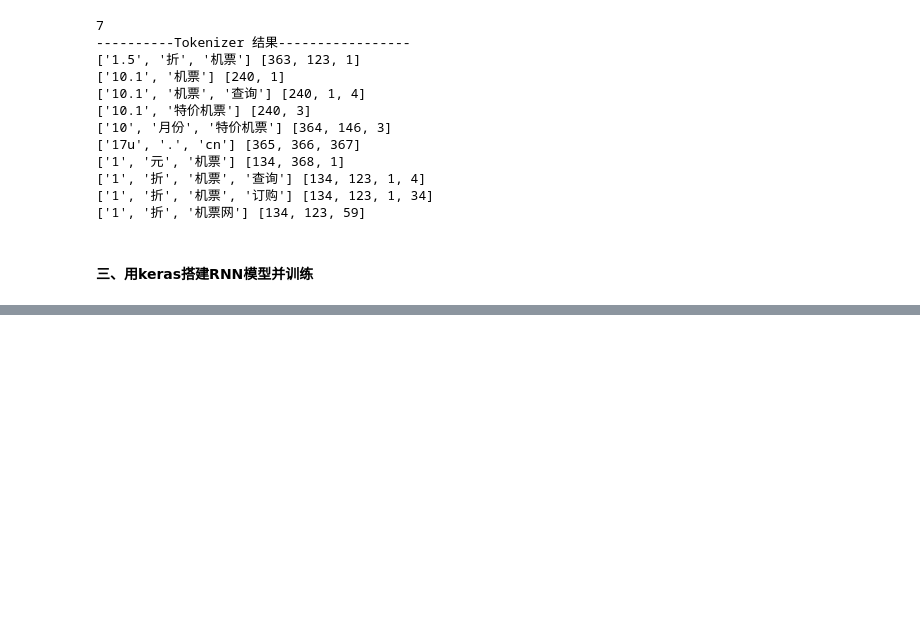
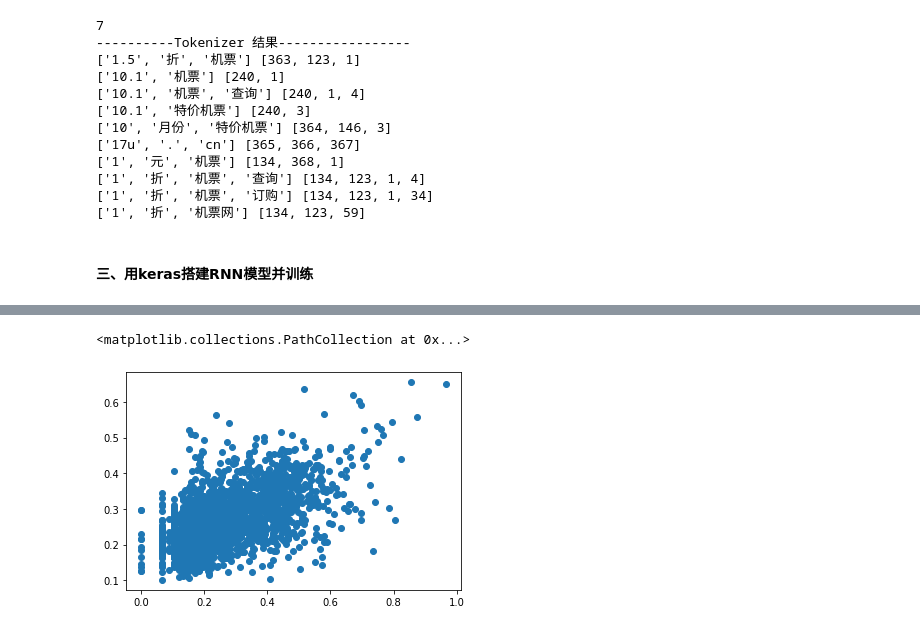
Before and after one commit to XingruiWang/RUC-Deep-Learning-Course, a Jupyter notebook: Homework/HW_7/hw7.ipynb, the cells around one changed output, grey strips where cells are left out. Cells and saved outputs as stored; diff of their text form; code cells hidden in the pictures; blank space fills up the shorter version.

```diff
--- a/Homework/HW_7/hw7.ipynb
+++ b/Homework/HW_7/hw7.ipynb
@@ -234,0 +250,5 @@ array([[0.44537914],
+# %%
+plt.scatter(y_test, y_pred)
+# %% [output]
+<matplotlib.collections.PathCollection at 0x...>
+[figure, added]
```
Also changed, not shown: parts of 6 cells of this notebook.
